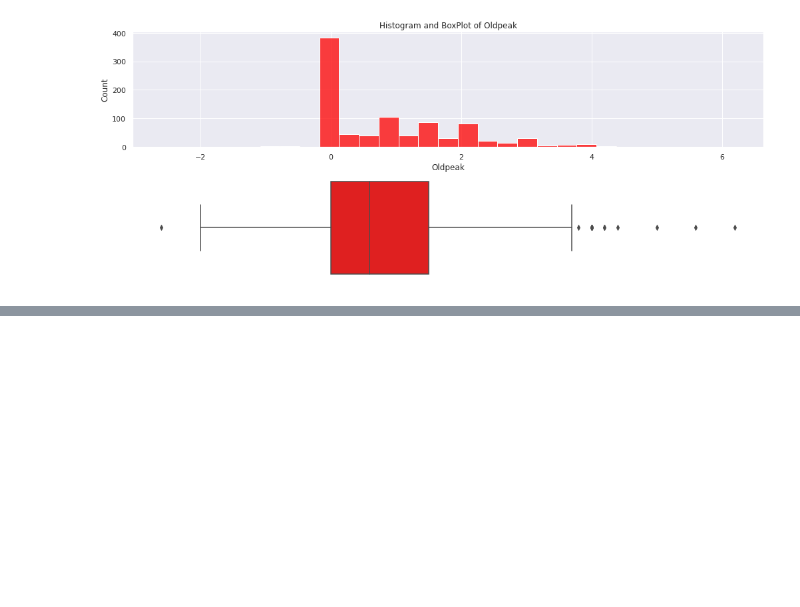
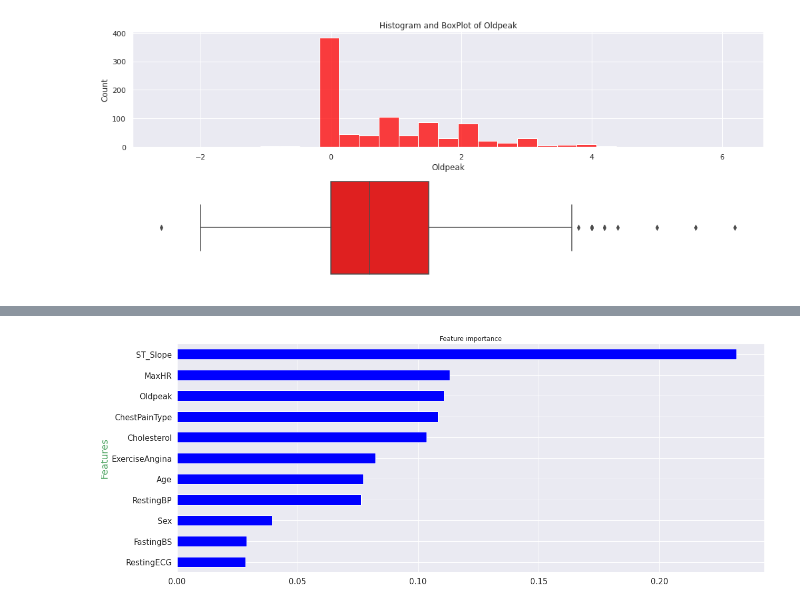
Before and after one commit to BrStefan/DataVis, a Jupyter notebook: DV_1.ipynb, the cells around one changed output, grey strips where cells are left out. Saved outputs shown, nothing was run; the diff lists cells and outputs as text; code cells hidden in the pictures; blank space fills up the shorter version.

```diff
--- a/DV_1.ipynb
+++ b/DV_1.ipynb
@@ -187,0 +238,7 @@ for col in numericals:
+# %%
+df['HeartDisease'] = df['HeartDisease'].cat.rename_categories({'Yes': 1, 'No': 0})
+# %%
+#Tree algorithm
+df_tree = df.apply(LabelEncoder().fit_transform)
+X_tree,y_tree=df_tree.drop('HeartDisease',axis=1),df_tree['HeartDisease']
+xtree_train, xtree_test, ytree_train, ytree_test = train_test_split(X_tree, y_tree, test_size=0.3)
@@ -187,0 +287,16 @@ for col in numericals:
+# %%
+#Random Forest
+kf = StratifiedKFold(n_splits=5)
+rfor = RandomForestClassifier(n_estimators=200)
+rfor_score = cross_validate(rfor,X=xtree_train,y=ytree_train,cv=kf,scoring=['accuracy','recall','precision','roc_auc'])
+# %%
+# Plotting result
+rfor.fit(xtree_train,ytree_train)
+importance = pd.Series(rfor.feature_importances_,index=xtree_train.columns).sort_values()
+ax = importance.plot.barh(color = 'blue', fontsize = 15)
+ax.set(title = 'Feature importance')
+ax.set_ylabel('Features', color = 'g', fontsize = '18')
+ax.figure.set_size_inches(20, 8)
+plt.show()
+# %% [output]
+[figure, added]
```
Also changed, not shown: parts of 16 cells of this notebook.
